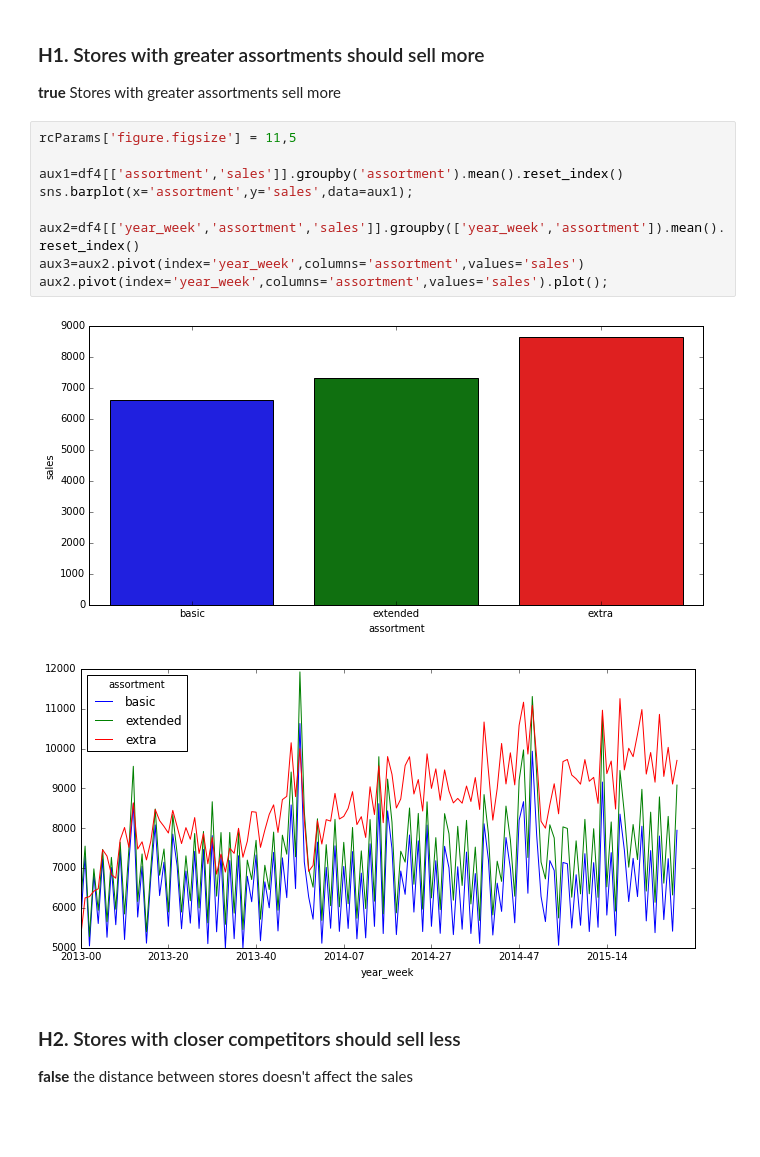
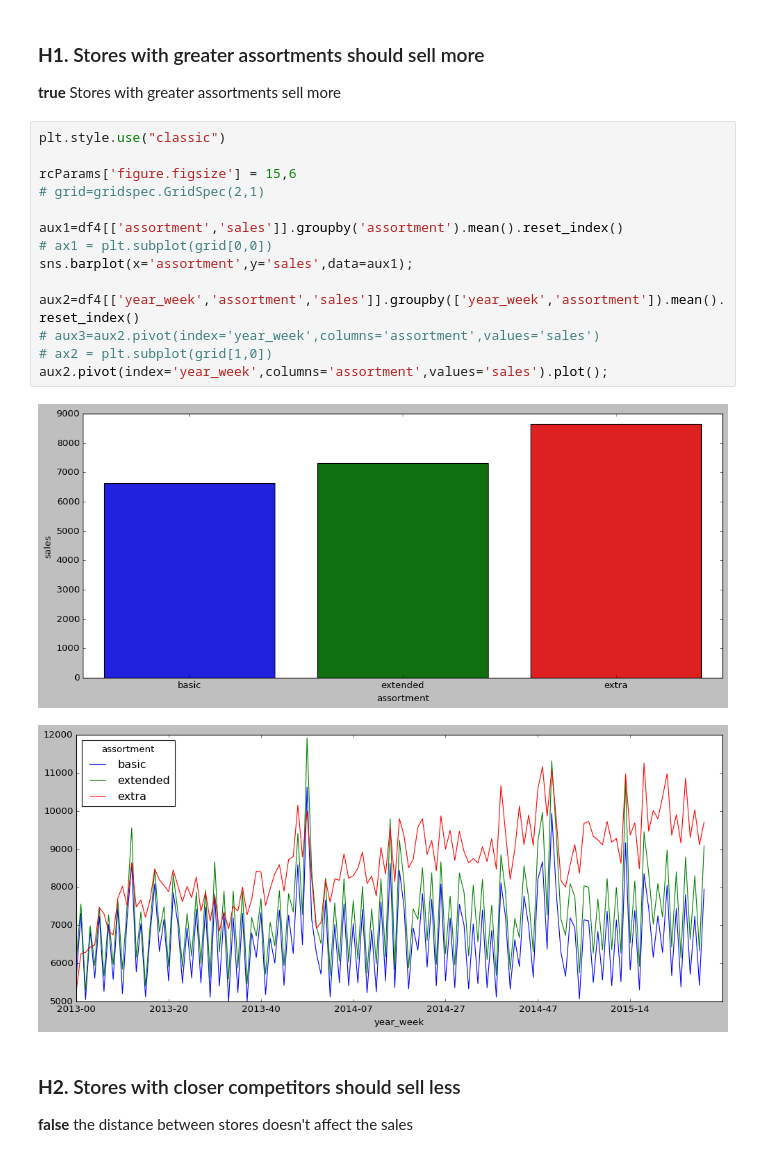
Before and after one commit to Eduardo-95-DS/Rossmann-sales-prediction, a Jupyter notebook: notebooks/look_1.0-ear-store-sales-prediction-sell.ipynb, the cells around one changed output. Drawn from its saved outputs; the diff is of its cells as text; blank space fills up the shorter version.

Commit message:
updated plots

```diff
--- a/notebooks/look_1.0-ear-store-sales-prediction-sell.ipynb
+++ b/notebooks/look_1.0-ear-store-sales-prediction-sell.ipynb
@@ -557,17 +557,22 @@ plt.legend();
 ### **H1.** Stores with greater assortments should sell more
 **true** Stores with greater assortments sell more
 # %%
-rcParams['figure.figsize'] = 11,5
+plt.style.use("classic")
+
+rcParams['figure.figsize'] = 15,6
+# grid=gridspec.GridSpec(2,1)
 
 aux1=df4[['assortment','sales']].groupby('assortment').mean().reset_index()
+# ax1 = plt.subplot(grid[0,0])
 sns.barplot(x='assortment',y='sales',data=aux1);
 
 aux2=df4[['year_week','assortment','sales']].groupby(['year_week','assortment']).mean().reset_index()
-aux3=aux2.pivot(index='year_week',columns='assortment',values='sales')
+# aux3=aux2.pivot(index='year_week',columns='assortment',values='sales')
+# ax2 = plt.subplot(grid[1,0])
 aux2.pivot(index='year_week',columns='assortment',values='sales').plot();
 # %% [output]
-[figure, old version]
+[figure, new version]
-[figure, old version]
+[figure, new version]
 # %% [markdown]
 ### **H2.** Stores with closer competitors should sell less
 **false** the distance between stores doesn't affect the sales
```
Also changed, not shown: parts of 3 cells of this notebook.
